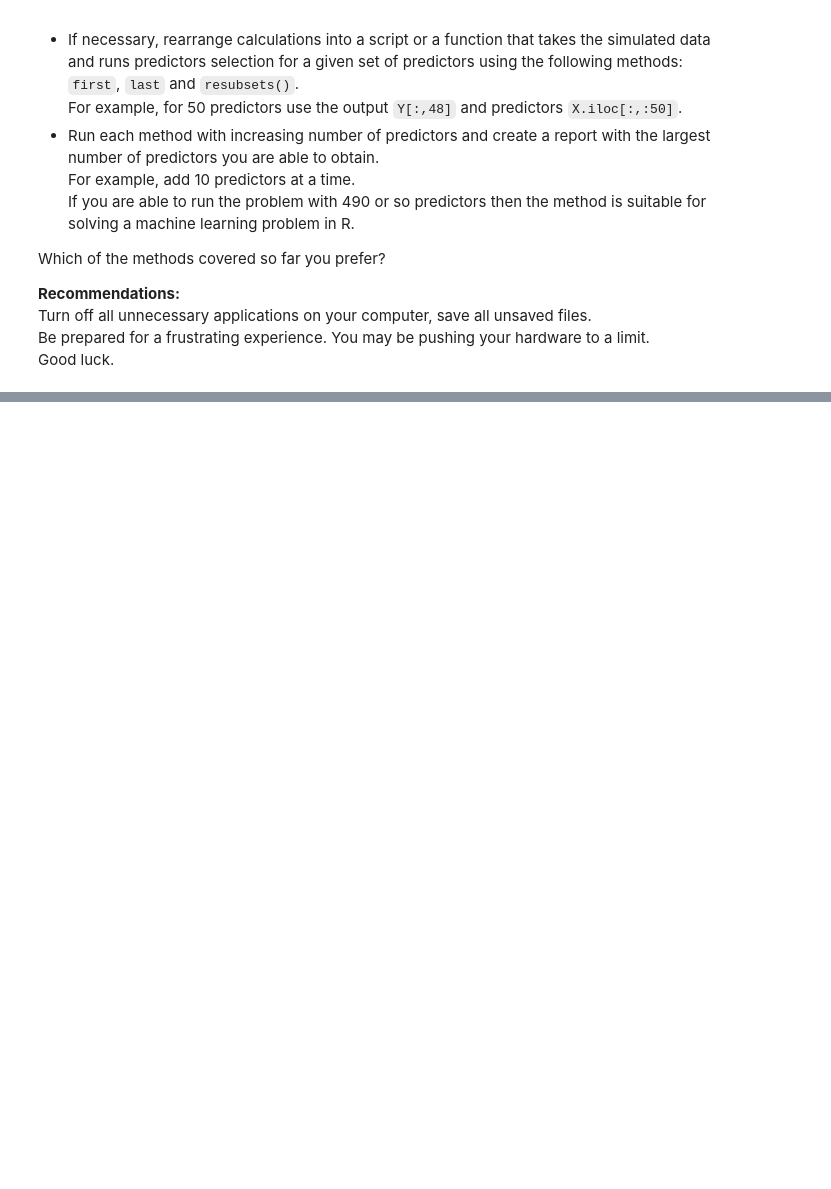
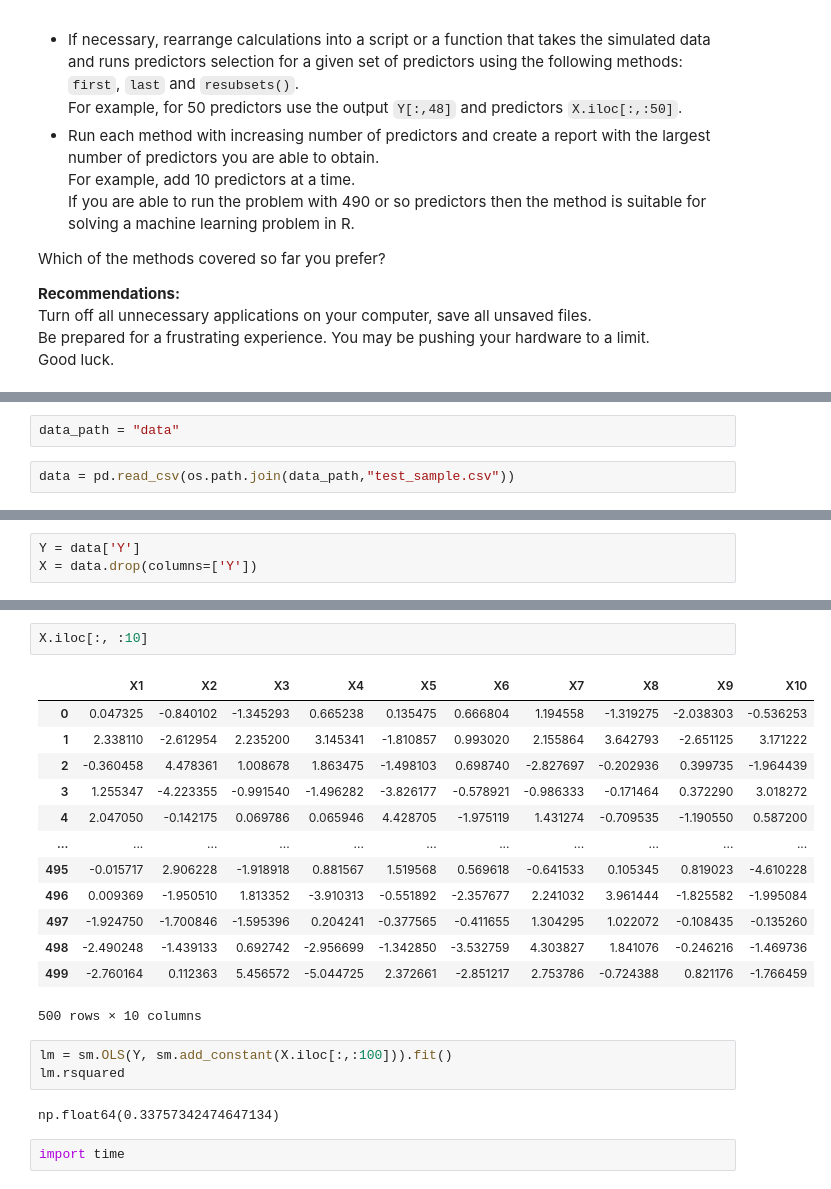
Before and after one commit to yura-leb/MLCourse2024, a Jupyter notebook: task1/Advanced Data Mining and Predictive Analytics 31009-PythonWorkshops-Session1-iLykei_ML_Introduction_Workshop_PY.ipynb, the cells around one changed output, grey strips where cells are left out. Saved outputs shown, nothing was run; the diff lists cells and outputs as text; blank space fills up the shorter version.

```diff
--- a/Advanced Data Mining and Predictive Analytics 31009-PythonWorkshops-Session1-iLykei_ML_Introduction_Workshop_PY.ipynb
+++ b/task1/Advanced Data Mining and Predictive Analytics 31009-PythonWorkshops-Session1-iLykei_ML_Introduction_Workshop_PY.ipynb
@@ -745,0 +811,4 @@ Good luck.
+# %%
+data_path = "data"
+# %%
+data = pd.read_csv(os.path.join(data_path,"test_sample.csv"))
@@ -745,0 +823,3 @@ Good luck.
+# %%
+Y = data['Y']
+X = data.drop(columns=['Y'])
@@ -745,0 +838,23 @@ Good luck.
+# %%
+X.iloc[:, :10]
+# %% [output]
+|  | X1 | X2 | X3 | X4 | X5 | X6 | X7 | X8 | X9 | X10 |
+| 0 | 0.047325 | -0.840102 | -1.345293 | 0.665238 | 0.135475 | 0.666804 | 1.194558 | -1.319275 | -2.038303 | -0.536253 |
+| 1 | 2.338110 | -2.612954 | 2.235200 | 3.145341 | -1.810857 | 0.993020 | 2.155864 | 3.642793 | -2.651125 | 3.171222 |
+| 2 | -0.360458 | 4.478361 | 1.008678 | 1.863475 | -1.498103 | 0.698740 | -2.827697 | -0.202936 | 0.399735 | -1.964439 |
+| 3 | 1.255347 | -4.223355 | -0.991540 | -1.496282 | -3.826177 | -0.578921 | -0.986333 | -0.171464 | 0.372290 | 3.018272 |
+| 4 | 2.047050 | -0.142175 | 0.069786 | 0.065946 | 4.428705 | -1.975119 | 1.431274 | -0.709535 | -1.190550 | 0.587200 |
+| ... | ... | ... | ... | ... | ... | ... | ... | ... | ... | ... |
+| 495 | -0.015717 | 2.906228 | -1.918918 | 0.881567 | 1.519568 | 0.569618 | -0.641533 | 0.105345 | 0.819023 | -4.610228 |
+| 496 | 0.009369 | -1.950510 | 1.813352 | -3.910313 | -0.551892 | -2.357677 | 2.241032 | 3.961444 | -1.825582 | -1.995084 |
+| 497 | -1.924750 | -1.700846 | -1.595396 | 0.204241 | -0.377565 | -0.411655 | 1.304295 | 1.022072 | -0.108435 | -0.135260 |
+| 498 | -2.490248 | -1.439133 | 0.692742 | -2.956699 | -1.342850 | -3.532759 | 4.303827 | 1.841076 | -0.246216 | -1.469736 |
+| 499 | -2.760164 | 0.112363 | 5.456572 | -5.044725 | 2.372661 | -2.851217 | 2.753786 | -0.724388 | 0.821176 | -1.766459 |
+500 rows × 10 columns
+# %%
+lm = sm.OLS(Y, sm.add_constant(X.iloc[:,:100])).fit()
+lm.rsquared
+# %% [output]
+np.float64(0.33757342474647134)
+# %%
+import time
```
Also changed, not shown: parts of 23 cells of this notebook, 1 other file.
